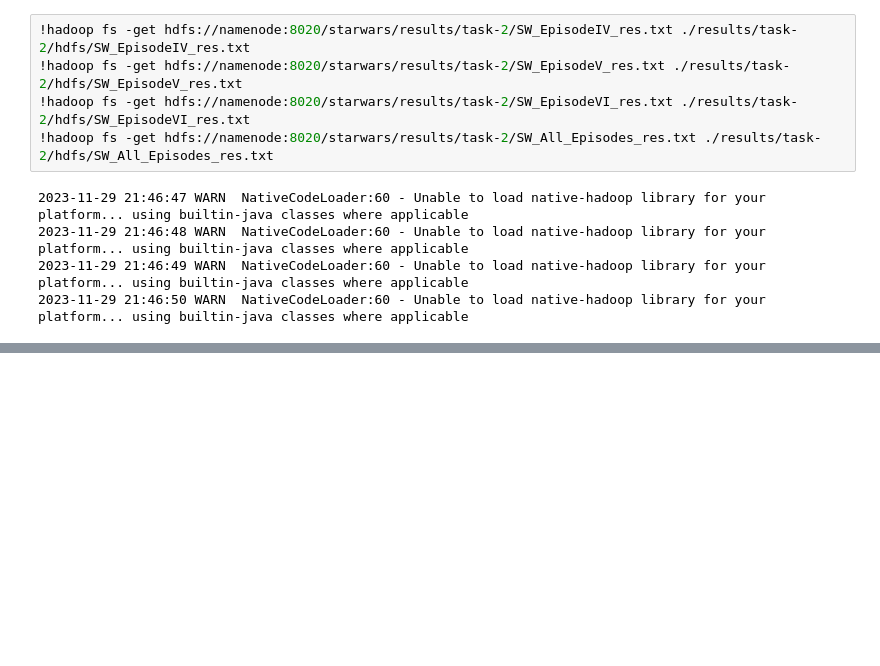
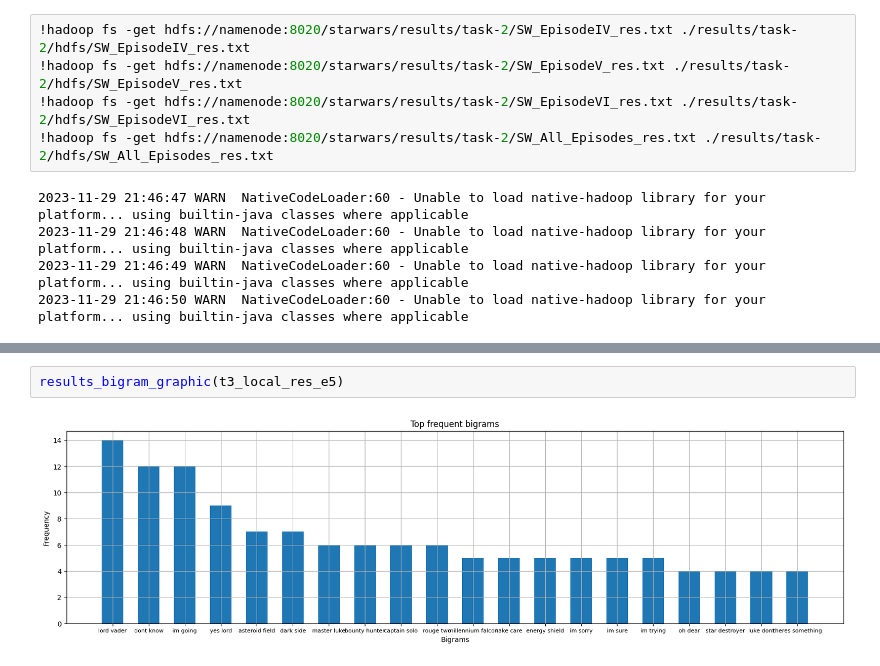
Before and after one commit to diffitask/big-data-ml-course, a Jupyter notebook: homeworks/hw-1/block-2/block-2.ipynb, the cells around one changed output, grey strips where cells are left out. Cells and saved outputs as stored; diff of their text form; blank space fills up the shorter version.

```diff
--- a/homeworks/hw-1/block-2/block-2.ipynb
+++ b/homeworks/hw-1/block-2/block-2.ipynb
@@ -652,0 +983,4 @@ Removing temp directory /tmp/longest_character_phrase.root.20231129.184602.40524
+# %%
+results_bigram_graphic(t3_local_res_e5)
+# %% [output]
+[figure, added]
```
Also changed, not shown: parts of 45 cells of this notebook.
